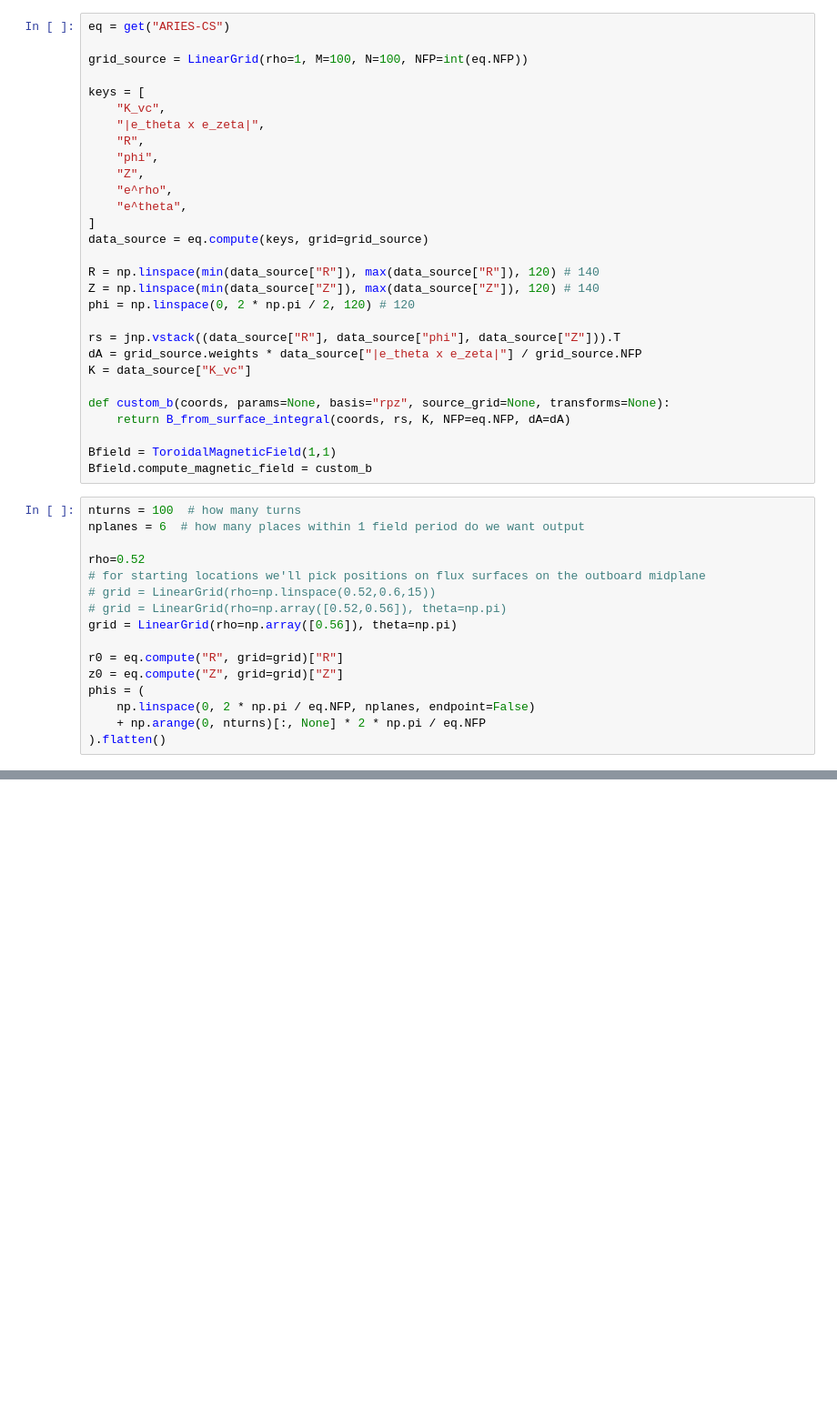
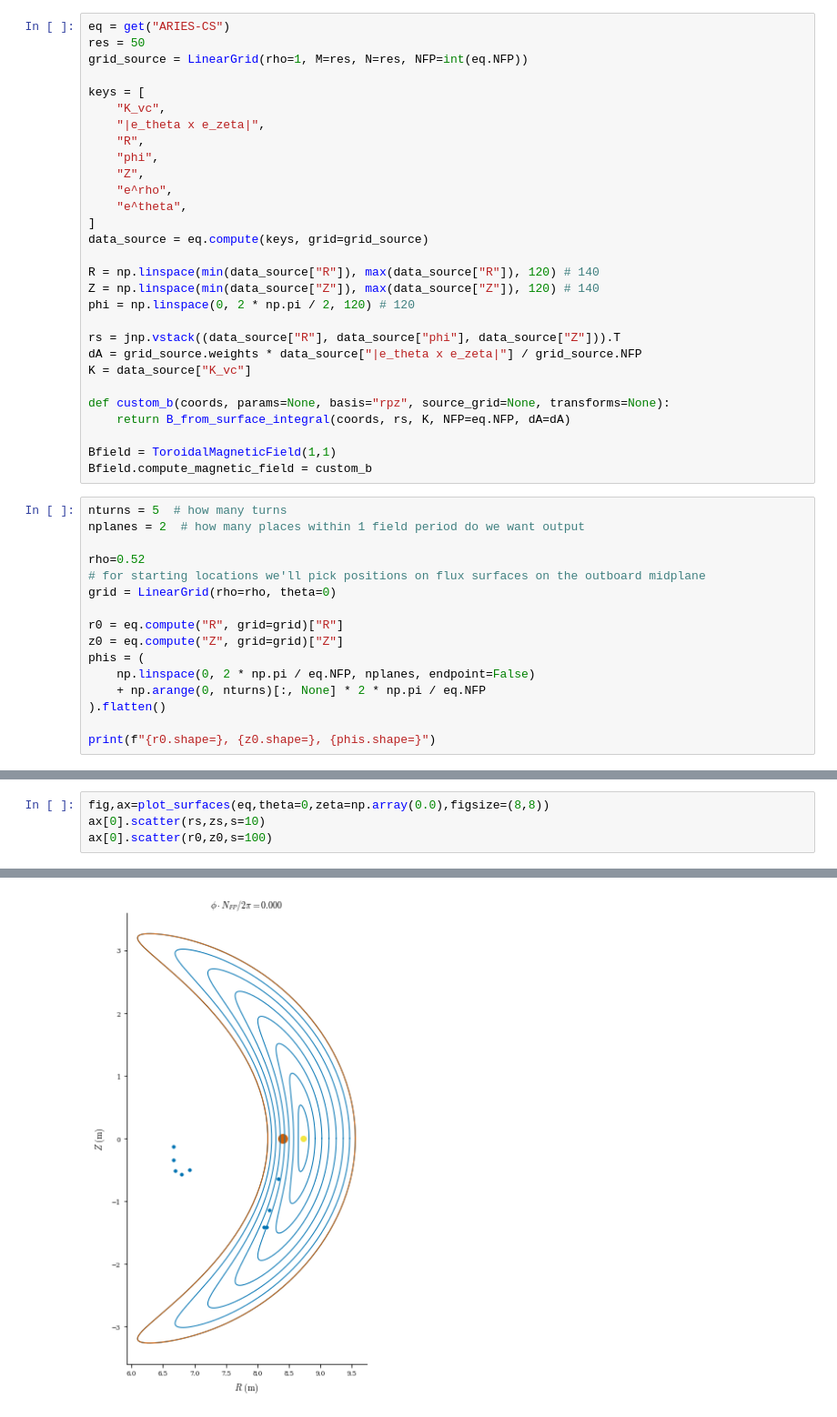
Before and after one commit to YigitElma/DEBUG-DESC, a Jupyter notebook: SurfaceIntegral/test-notebook.ipynb, the cells around one changed output, grey strips where cells are left out. Shown at 91% size. Saved outputs shown, nothing was run; the diff lists cells and outputs as text; blank space fills up the shorter version.

```diff
--- a/SurfaceIntegral/test-notebook.ipynb
+++ b/SurfaceIntegral/test-notebook.ipynb
@@ -54,7 +55,7 @@ coils = MixedCoilSet.from_makegrid_coilfile("Giuliani.is.free.0403.3.00050.coils
 # %%
 eq = get("ARIES-CS")
-
-grid_source = LinearGrid(rho=1, M=100, N=100, NFP=int(eq.NFP))
+res = 50
+grid_source = LinearGrid(rho=1, M=res, N=res, NFP=int(eq.NFP))
 
 keys = [
     "K_vc",
@@ -81,14 +82,12 @@ def custom_b(coords, params=None, basis="rpz", source_grid=None, transforms=None
 Bfield = ToroidalMagneticField(1,1)
 Bfield.compute_magnetic_field = custom_b
 # %%
-nturns = 100  # how many turns
-nplanes = 6  # how many places within 1 field period do we want output
+nturns = 5  # how many turns
+nplanes = 2  # how many places within 1 field period do we want output
 
 rho=0.52
 # for starting locations we'll pick positions on flux surfaces on the outboard midplane
-# grid = LinearGrid(rho=np.linspace(0.52,0.6,15))
-# grid = LinearGrid(rho=np.array([0.52,0.56]), theta=np.pi)
-grid = LinearGrid(rho=np.array([0.56]), theta=np.pi)
+grid = LinearGrid(rho=rho, theta=0)
 
 r0 = eq.compute("R", grid=grid)["R"]
 z0 = eq.compute("Z", grid=grid)["Z"]
@@ -96,3 +95,5 @@ phis = (
     np.linspace(0, 2 * np.pi / eq.NFP, nplanes, endpoint=False)
     + np.arange(0, nturns)[:, None] * 2 * np.pi / eq.NFP
 ).flatten()
+
+print(f"{r0.shape=}, {z0.shape=}, {phis.shape=}")
@@ -106,0 +113,5 @@ plot_surfaces(eq);
+# %%
+fig,ax=plot_surfaces(eq,theta=0,zeta=np.array(0.0),figsize=(8,8))
+ax[0].scatter(rs,zs,s=10)
+ax[0].scatter(r0,z0,s=100)
+# %% [output]
@@ -107 +119,2 @@ plot_surfaces(eq);
+[figure, added]
 # %%
```
Also changed, not shown: parts of 7 cells of this notebook.
